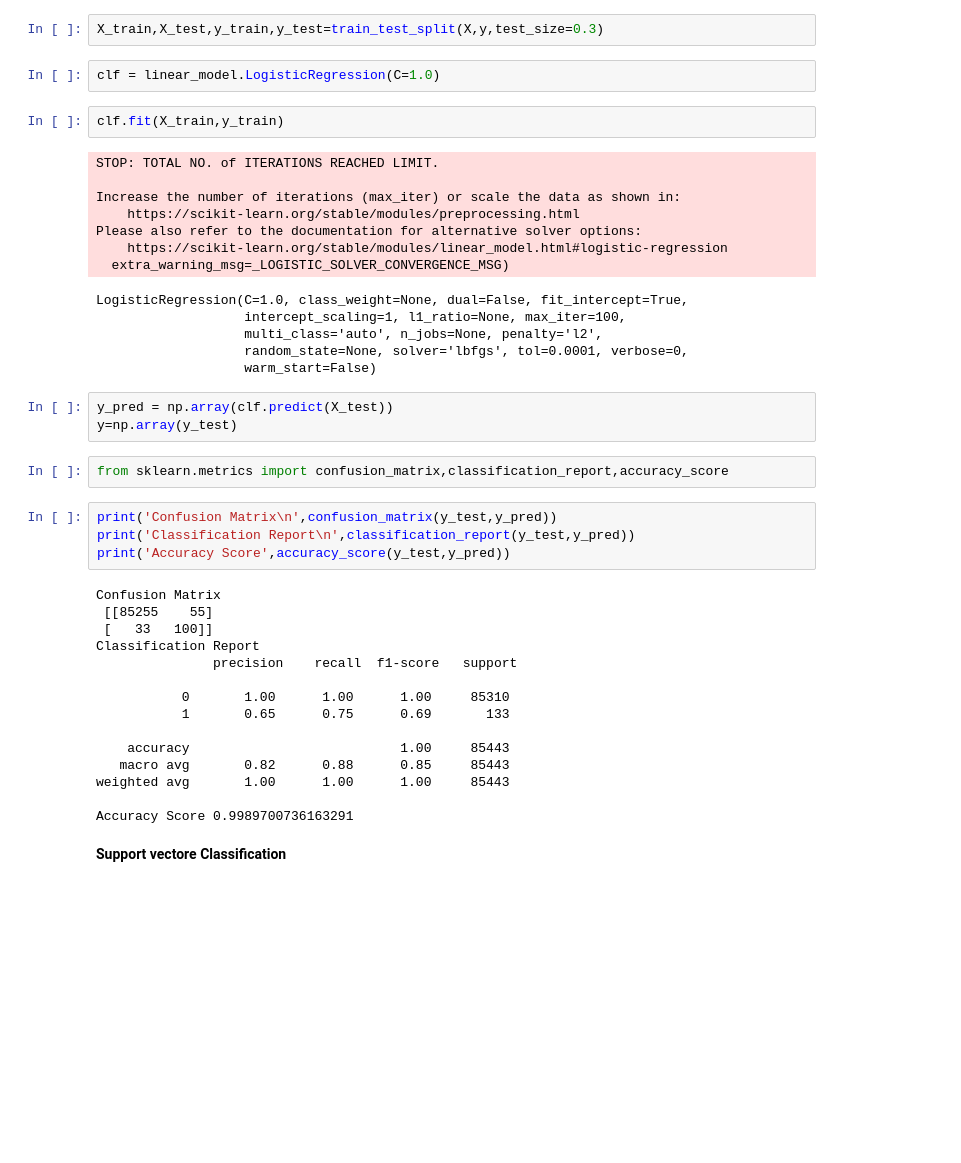
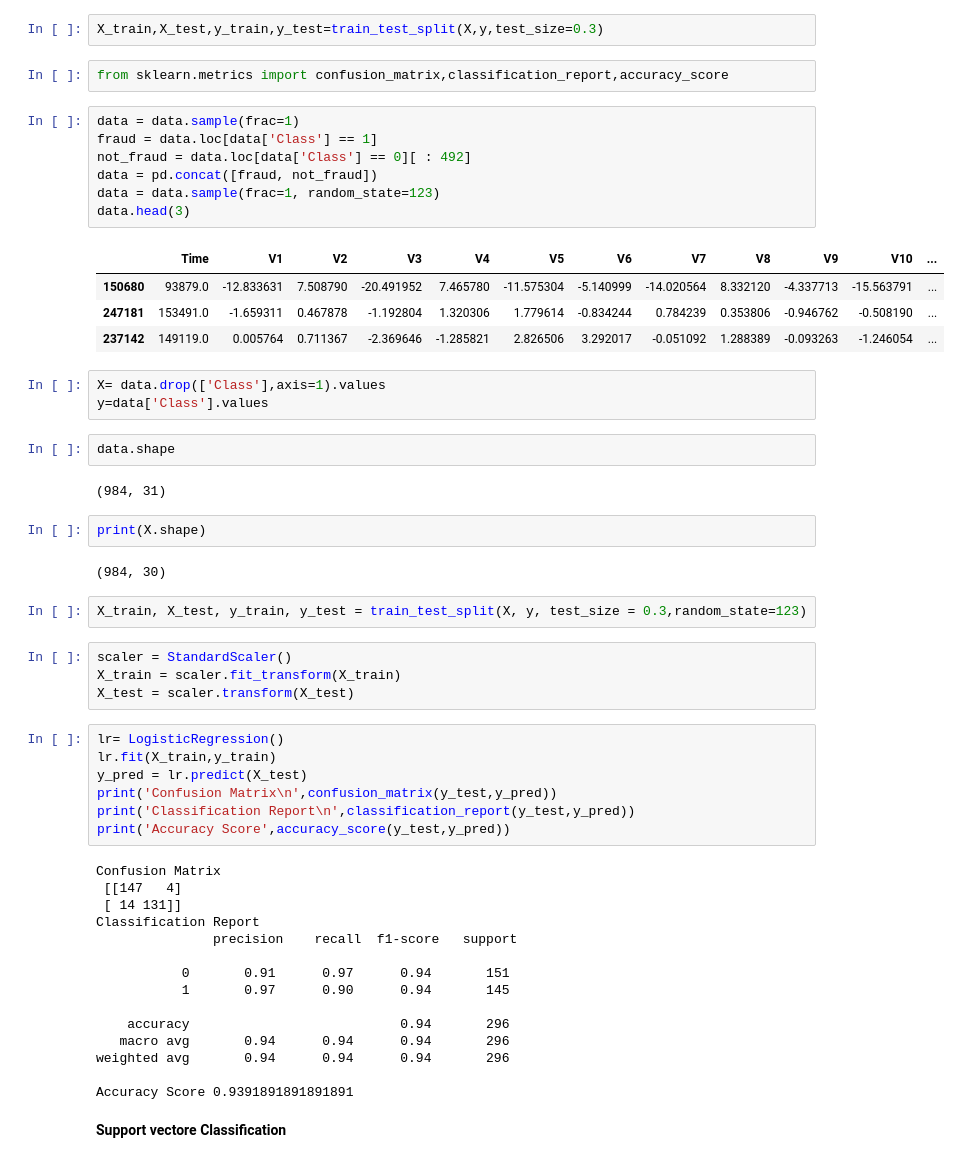
Before and after one commit to Shivabhatt/Credit_card_fraud_detection, a Jupyter notebook: CreditCard.ipynb, the cells around one changed output. Drawn from its saved outputs; the diff is of its cells as text; blank space fills up the shorter version.

```diff
--- a/CreditCard.ipynb
+++ b/CreditCard.ipynb
@@ -140,46 +152,58 @@ y = data["Class"]
 # %%
 X_train,X_test,y_train,y_test=train_test_split(X,y,test_size=0.3)
-# %%
-clf = linear_model.LogisticRegression(C=1.0)
-# %%
-clf.fit(X_train,y_train)
-# %% [output]
-STOP: TOTAL NO. of ITERATIONS REACHED LIMIT.
-
-Increase the number of iterations (max_iter) or scale the data as shown in:
-    https://scikit-learn.org/stable/modules/preprocessing.html
-Please also refer to the documentation for alternative solver options:
-    https://scikit-learn.org/stable/modules/linear_model.html#logistic-regression
-  extra_warning_msg=_LOGISTIC_SOLVER_CONVERGENCE_MSG)
-LogisticRegression(C=1.0, class_weight=None, dual=False, fit_intercept=True,
-                   intercept_scaling=1, l1_ratio=None, max_iter=100,
-                   multi_class='auto', n_jobs=None, penalty='l2',
-                   random_state=None, solver='lbfgs', tol=0.0001, verbose=0,
-                   warm_start=False)
-# %%
-y_pred = np.array(clf.predict(X_test))
-y=np.array(y_test)
 # %%
 from sklearn.metrics import confusion_matrix,classification_report,accuracy_score
+# %%
+data = data.sample(frac=1)
+fraud = data.loc[data['Class'] == 1]
+not_fraud = data.loc[data['Class'] == 0][ : 492]
+data = pd.concat([fraud, not_fraud])
+data = data.sample(frac=1, random_state=123)
+data.head(3)
+# %% [output]
+|  | Time | V1 | V2 | V3 | V4 | V5 | V6 | V7 | V8 | V9 | V10 | ... |
+| 150680 | 93879.0 | -12.833631 | 7.508790 | -20.491952 | 7.465780 | -11.575304 | -5.140999 | -14.020564 | 8.332120 | -4.337713 | -15.563791 | ... |
+| 247181 | 153491.0 | -1.659311 | 0.467878 | -1.192804 | 1.320306 | 1.779614 | -0.834244 | 0.784239 | 0.353806 | -0.946762 | -0.508190 | ... |
+| 237142 | 149119.0 | 0.005764 | 0.711367 | -2.369646 | -1.285821 | 2.826506 | 3.292017 | -0.051092 | 1.288389 | -0.093263 | -1.246054 | ... |
+# %%
+X= data.drop(['Class'],axis=1).values
+y=data['Class'].values
+# %%
+data.shape
+# %% [output]
+(984, 31)
+# %%
+print(X.shape)
+# %% [output]
+(984, 30)
+# %%
+X_train, X_test, y_train, y_test = train_test_split(X, y, test_size = 0.3,random_state=123)
+# %%
+scaler = StandardScaler()
+X_train = scaler.fit_transform(X_train)
+X_test = scaler.transform(X_test)
 # %%
+lr= LogisticRegression()
+lr.fit(X_train,y_train)
+y_pred = lr.predict(X_test)
 print('Confusion Matrix\n',confusion_matrix(y_test,y_pred))
 print('Classification Report\n',classification_report(y_test,y_pred))
 print('Accuracy Score',accuracy_score(y_test,y_pred))
 # %% [output]
 Confusion Matrix
- [[85255    55]
- [   33   100]]
+ [[147   4]
+ [ 14 131]]
 Classification Report
                precision    recall  f1-score   support
 
-           0       1.00      1.00      1.00     85310
-           1       0.65      0.75      0.69       133
+           0       0.91      0.97      0.94       151
+           1       0.97      0.90      0.94       145
 
-    accuracy                           1.00     85443
-   macro avg       0.82      0.88      0.85     85443
-weighted avg       1.00      1.00      1.00     85443
+    accuracy                           0.94       296
+   macro avg       0.94      0.94      0.94       296
+weighted avg       0.94      0.94      0.94       296
 
-Accuracy Score 0.9989700736163291
+Accuracy Score 0.9391891891891891
 # %% [markdown]
 **Support vectore Classification**
 # %%
```
Also changed, not shown: parts of 15 cells of this notebook.
